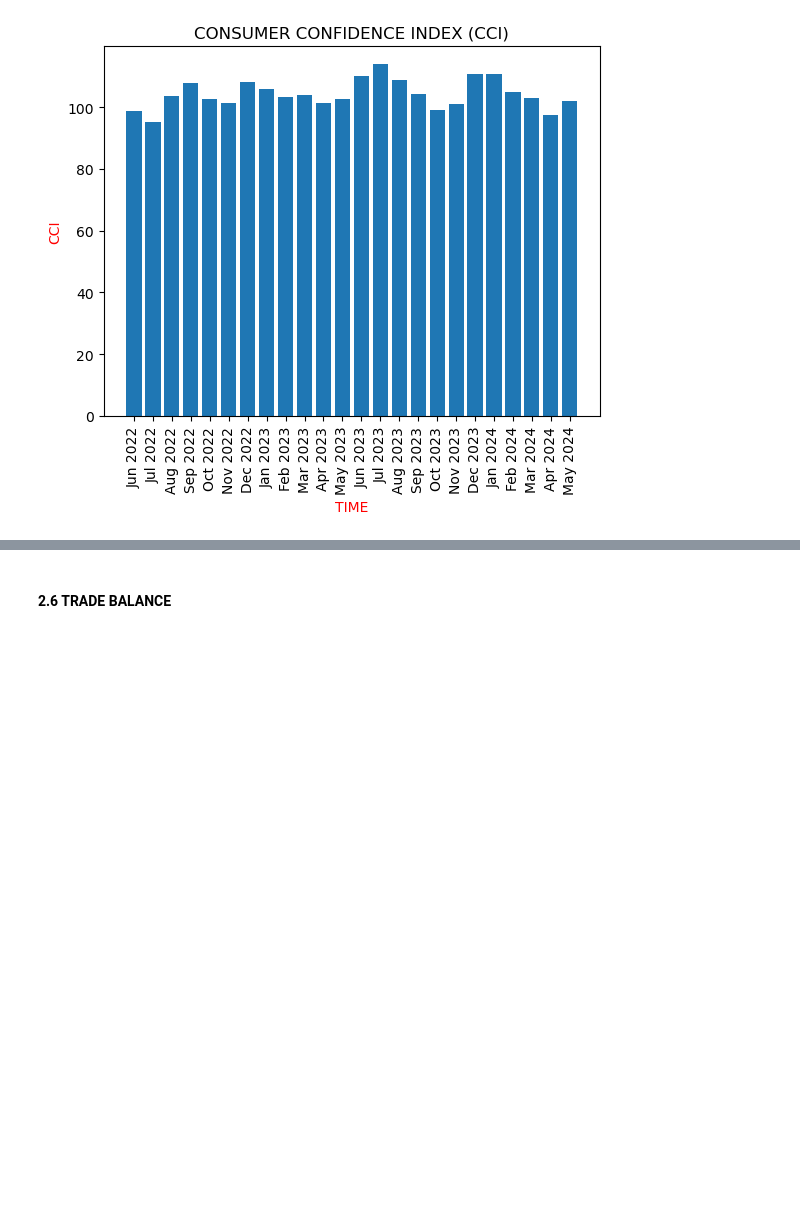
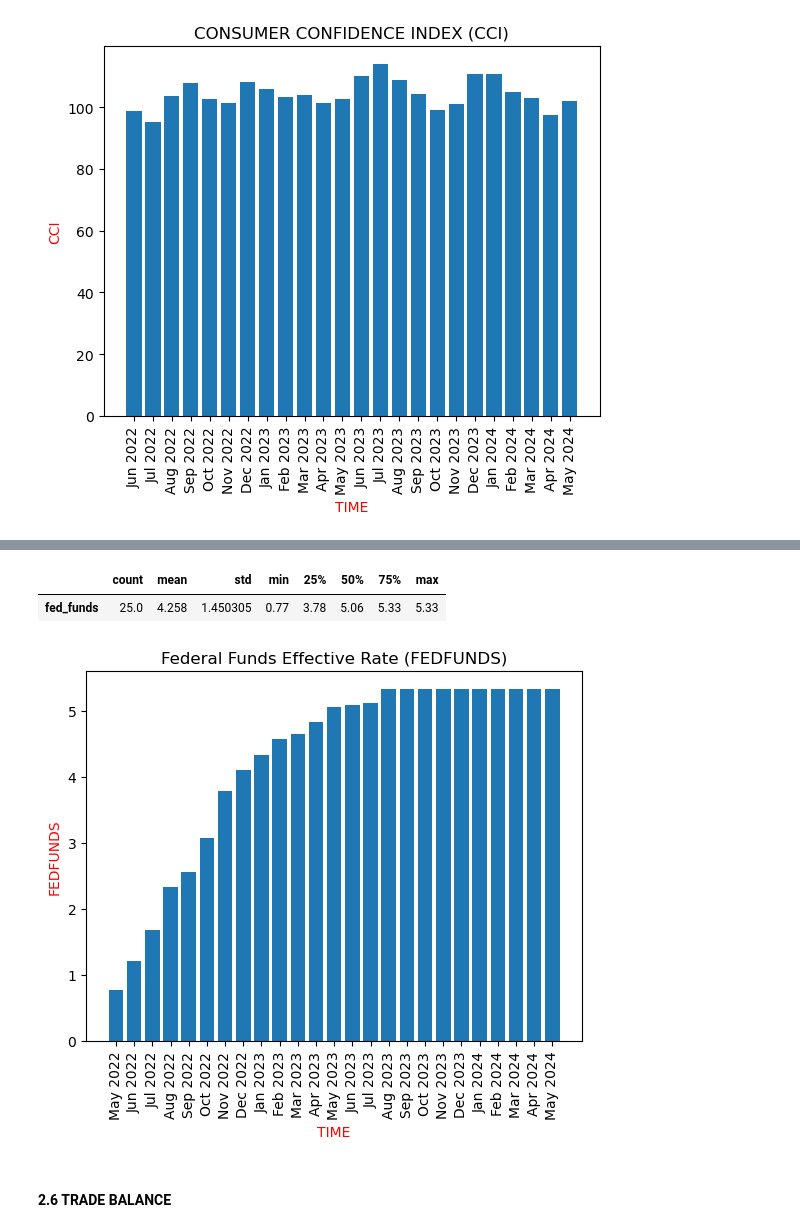
Before and after one commit to Engineer194/Macroeconomic-Analysis-of-the-US-Economy---Part-1, a Jupyter notebook: DATA_Project_v.1.ipynb, the cells around one changed output, grey strips where cells are left out. Cells and saved outputs as stored; diff of their text form; code cells hidden in the pictures; blank space fills up the shorter version.

```diff
--- a/DATA_Project_v.1.ipynb
+++ b/DATA_Project_v.1.ipynb
@@ -170,2 +177,5 @@ plt.show()
 # %%
-None
+# NO PERIOD SET !!! ----------------------------------------------------------------------- !!!!!!
+fed_funds = pd.read_csv('data/FEDFUNDS.csv') # Read the CSV file
+fed_funds.columns = ["date", "fed_funds"]
+fed_funds # Show data
@@ -172,3 +200,24 @@ None
+# %%
+fed_funds.describe().T
+# %% [output]
+|  | count | mean | std | min | 25% | 50% | 75% | max |
+| fed_funds | 25.0 | 4.258 | 1.450305 | 0.77 | 3.78 | 5.06 | 5.33 | 5.33 |
+# %%
+# Split the date into day, month, and year
+fed_funds['year'] = pd.to_datetime(cpi['date']).dt.year
+fed_funds['month'] = pd.to_datetime(cpi['date']).dt.month
+
+# Create custom labels with just month and year
+date_labels = fed_funds['date'].apply(lambda x: f"{pd.to_datetime(x).strftime('%b %Y')}")
+
+plt.bar(fed_funds.index, fed_funds['fed_funds'])
+plt.xticks(fed_funds.index, date_labels, rotation = 90) # Display month and year as vertical labels
+plt.title("Federal Funds Effective Rate (FEDFUNDS)")
+plt.xlabel("TIME", color = "red")
+plt.ylabel("FEDFUNDS", color = "red")
+plt.show()
+# %% [output]
+[figure, added]
 # %% [markdown]
 #### 2.6 TRADE BALANCE
 # %%
```
Also changed, not shown: parts of 6 cells of this notebook.
